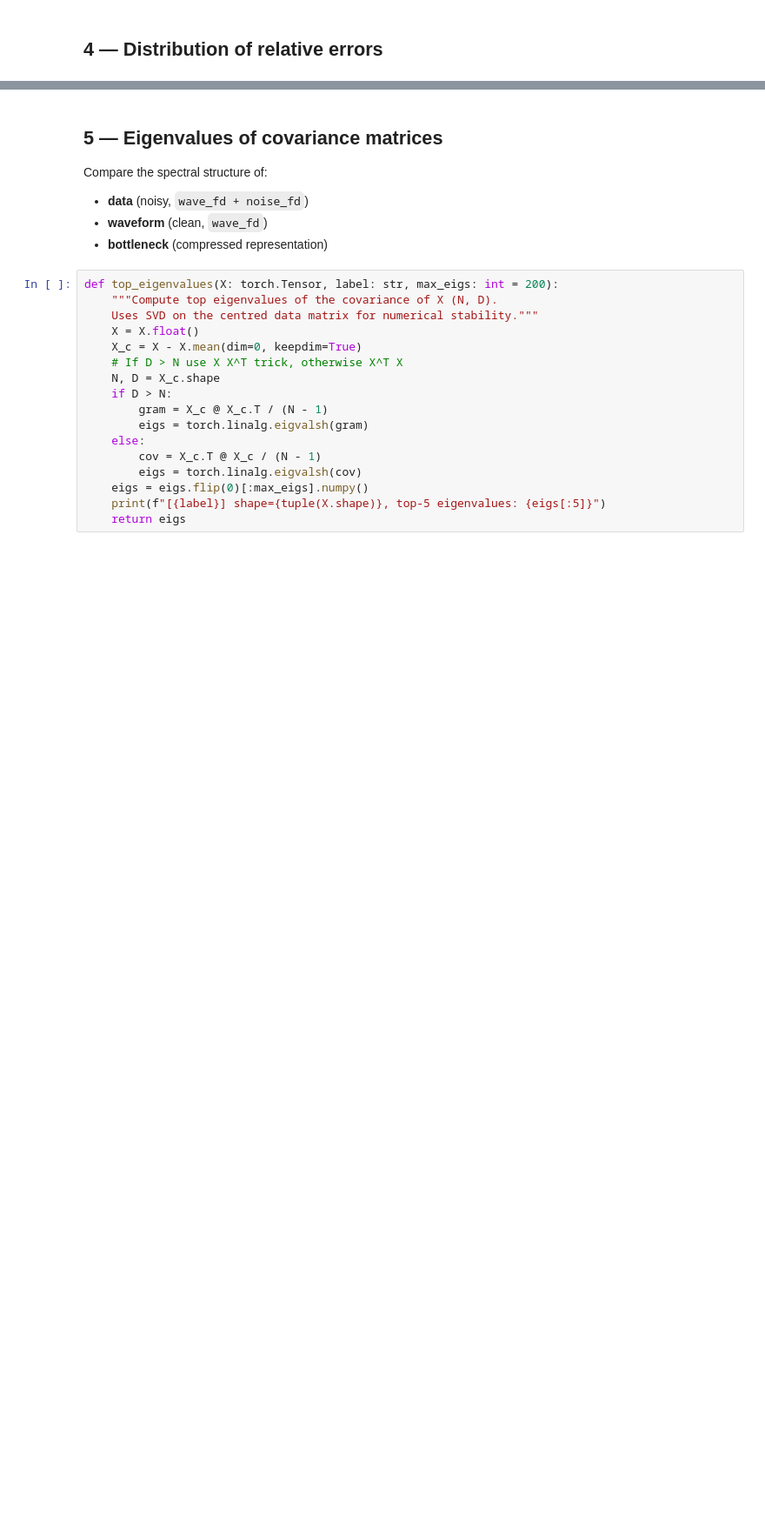
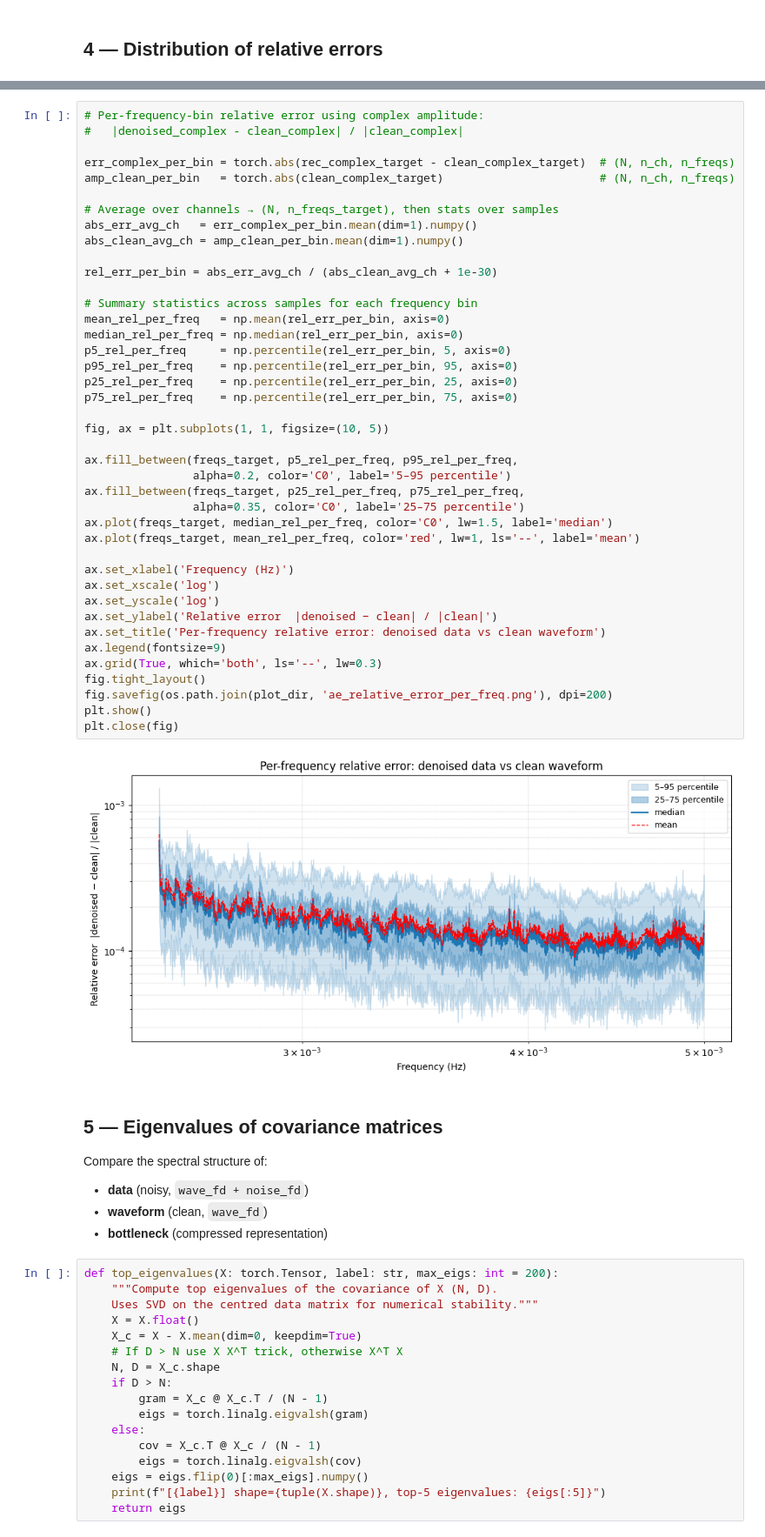
Before and after one commit to g-puleo/pembhb, a Jupyter notebook: scripts/visualise_autoencoder.ipynb, the cells around one changed output, grey strips where cells are left out. Shown at 87% size. Drawn from its saved outputs; the diff is of its cells as text; blank space fills up the shorter version.

```diff
--- a/scripts/visualise_autoencoder.ipynb
+++ b/scripts/visualise_autoencoder.ipynb
@@ -277,3 +305,46 @@ plt.close(fig)
+# %%
+# Per-frequency-bin relative error using complex amplitude:
+#   |denoised_complex - clean_complex| / |clean_complex|
+
+err_complex_per_bin = torch.abs(rec_complex_target - clean_complex_target)  # (N, n_ch, n_freqs)
+amp_clean_per_bin   = torch.abs(clean_complex_target)                       # (N, n_ch, n_freqs)
+
+# Average over channels → (N, n_freqs_target), then stats over samples
+abs_err_avg_ch   = err_complex_per_bin.mean(dim=1).numpy()
+abs_clean_avg_ch = amp_clean_per_bin.mean(dim=1).numpy()
+
+rel_err_per_bin = abs_err_avg_ch / (abs_clean_avg_ch + 1e-30)
+
+# Summary statistics across samples for each frequency bin
+mean_rel_per_freq   = np.mean(rel_err_per_bin, axis=0)
+median_rel_per_freq = np.median(rel_err_per_bin, axis=0)
+p5_rel_per_freq     = np.percentile(rel_err_per_bin, 5, axis=0)
+p95_rel_per_freq    = np.percentile(rel_err_per_bin, 95, axis=0)
+p25_rel_per_freq    = np.percentile(rel_err_per_bin, 25, axis=0)
+p75_rel_per_freq    = np.percentile(rel_err_per_bin, 75, axis=0)
+
+fig, ax = plt.subplots(1, 1, figsize=(10, 5))
+
+ax.fill_between(freqs_target, p5_rel_per_freq, p95_rel_per_freq,
+                alpha=0.2, color='C0', label='5–95 percentile')
+ax.fill_between(freqs_target, p25_rel_per_freq, p75_rel_per_freq,
+                alpha=0.35, color='C0', label='25–75 percentile')
+ax.plot(freqs_target, median_rel_per_freq, color='C0', lw=1.5, label='median')
+ax.plot(freqs_target, mean_rel_per_freq, color='red', lw=1, ls='--', label='mean')
+
+ax.set_xlabel('Frequency (Hz)')
+ax.set_xscale('log')
+ax.set_yscale('log')
+ax.set_ylabel('Relative error  |denoised − clean| / |clean|')
+ax.set_title('Per-frequency relative error: denoised data vs clean waveform')
+ax.legend(fontsize=9)
+ax.grid(True, which='both', ls='--', lw=0.3)
+fig.tight_layout()
+fig.savefig(os.path.join(plot_dir, 'ae_relative_error_per_freq.png'), dpi=200)
+plt.show()
+plt.close(fig)
+# %% [output]
+[figure, added]
 # %% [markdown]
 ## 5 — Eigenvalues of covariance matrices
 
```
Also changed, not shown: parts of 16 cells of this notebook, 7 other files.
